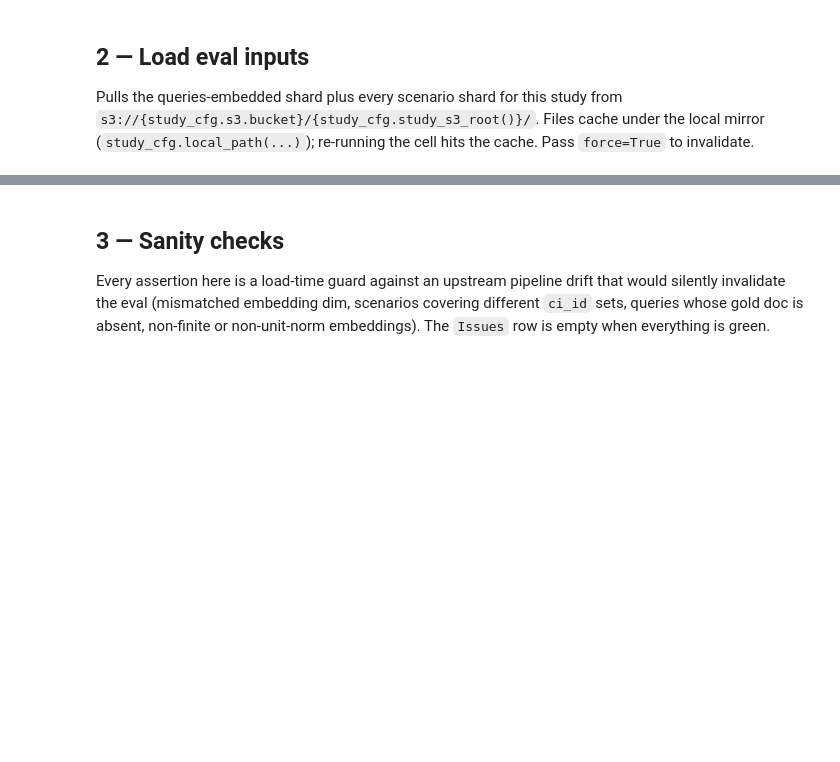
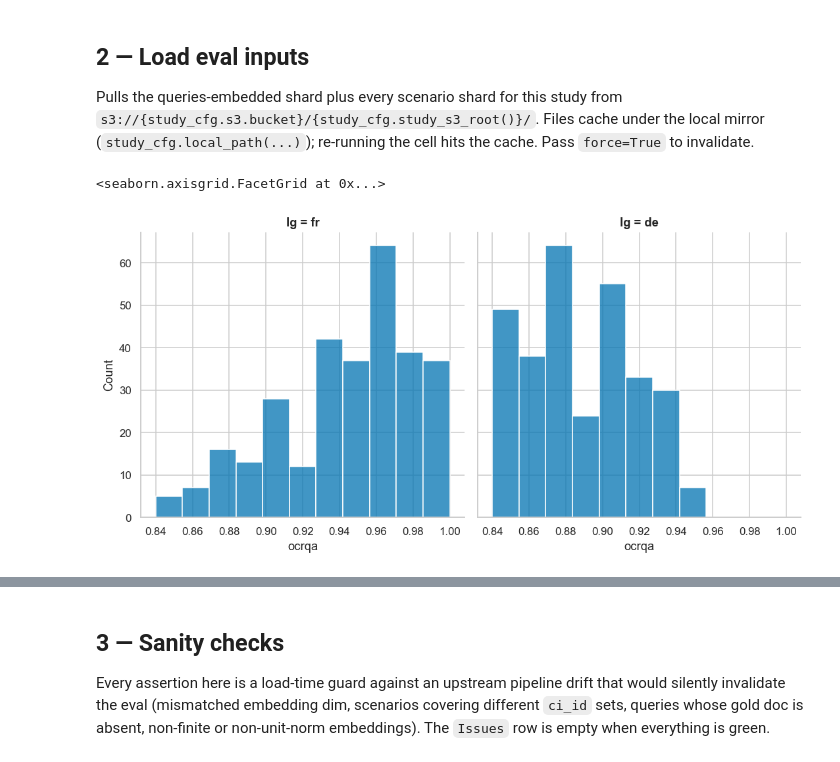
Before and after one commit to impresso/impresso-text-embedder, a Jupyter notebook: notebooks/A-fit-eval.ipynb, the cells around one changed output, grey strips where cells are left out. Drawn from its saved outputs; the diff is of its cells as text; code cells hidden in the pictures; blank space fills up the shorter version.

```diff
--- a/notebooks/A-fit-eval.ipynb
+++ b/notebooks/A-fit-eval.ipynb
@@ -96,3 +83,13 @@ Pulls the queries-embedded shard plus every scenario shard for this study
 from `s3://{study_cfg.s3.bucket}/{study_cfg.study_s3_root()}/`. Files cache
 under the local mirror (`study_cfg.local_path(...)`); re-running the cell
 hits the cache. Pass `force=True` to invalidate.
+# %%
+corpus = ev.load_corpus(study_cfg)
+# %%
+df_corpus =pd.DataFrame(data=corpus).set_index("ci_id")
+sns.displot(data=df_corpus, x="year", col="lg")
+# %%
+sns.displot(data=df_corpus, x="ocrqa", col="lg")
+# %% [output]
+<seaborn.axisgrid.FacetGrid at 0x...>
+[figure, added]
```
Also changed, not shown: parts of 41 cells of this notebook, 7 other files.
